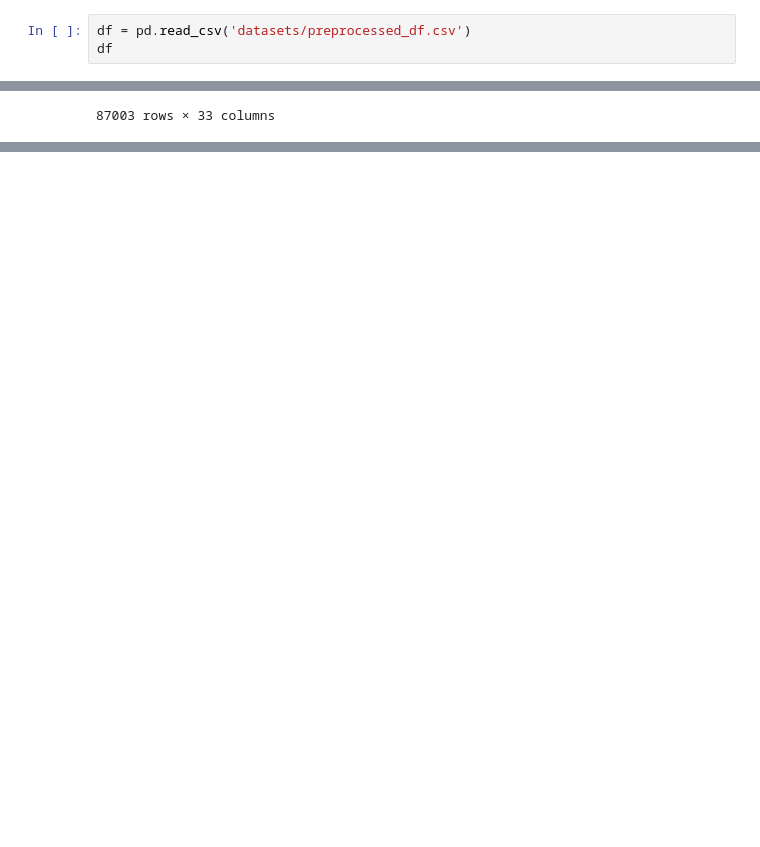
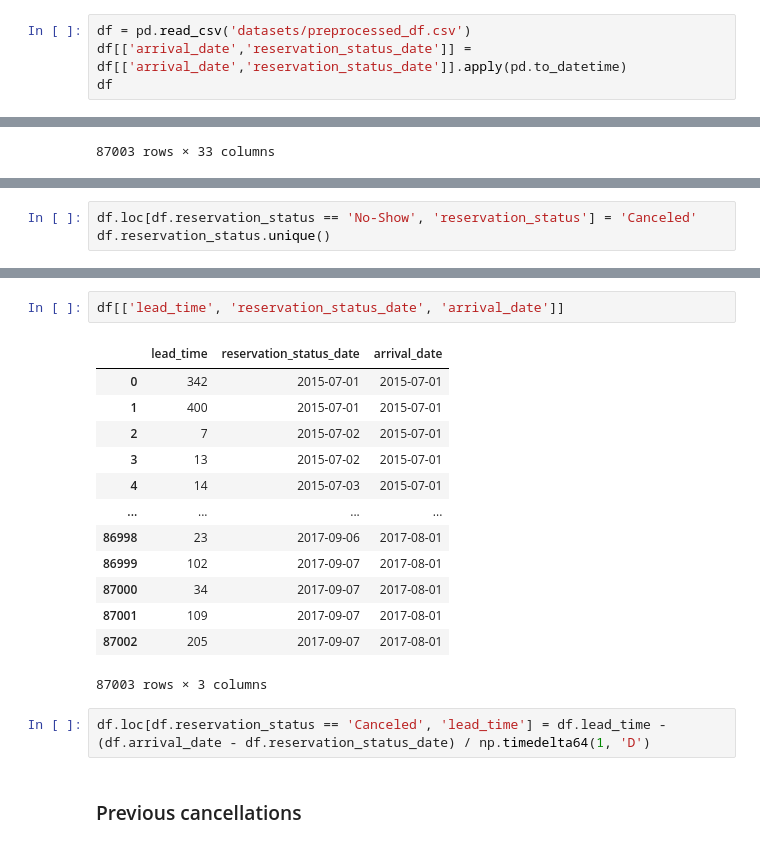
Before and after one commit to yrribeiro/enriching-hotel-bookings, a Jupyter notebook: classifier.ipynb, the cells around one changed output, grey strips where cells are left out. Cells and saved outputs as stored; diff of their text form; blank space fills up the shorter version.

```diff
--- a/classifier.ipynb
+++ b/classifier.ipynb
@@ -4,6 +8,7 @@ import pandas as pd
 # Paper = https://drive.google.com/file/d/1lUtlu1vdGMymo8lkOTl_cftfcPDJMk0X/view?usp=sharing
 # %%
 df = pd.read_csv('datasets/preprocessed_df.csv')
+df[['arrival_date','reservation_status_date']] = df[['arrival_date','reservation_status_date']].apply(pd.to_datetime)
 df
 # %% [output]
 |  | hotel | is_canceled | lead_time | arrival_date_month | arrival_date_week_number | stays_in_weekend_nights | ... |
@@ -21,0 +47,3 @@ df
+# %%
+df.loc[df.reservation_status == 'No-Show', 'reservation_status'] = 'Canceled'
+df.reservation_status.unique()
@@ -21,0 +55,20 @@ df
+# %%
+df[['lead_time', 'reservation_status_date', 'arrival_date']]
+# %% [output]
+|  | lead_time | reservation_status_date | arrival_date |
+| 0 | 342 | 2015-07-01 | 2015-07-01 |
+| 1 | 400 | 2015-07-01 | 2015-07-01 |
+| 2 | 7 | 2015-07-02 | 2015-07-01 |
+| 3 | 13 | 2015-07-02 | 2015-07-01 |
+| 4 | 14 | 2015-07-03 | 2015-07-01 |
+| ... | ... | ... | ... |
+| 86998 | 23 | 2017-09-06 | 2017-08-01 |
+| 86999 | 102 | 2017-09-07 | 2017-08-01 |
+| 87000 | 34 | 2017-09-07 | 2017-08-01 |
+| 87001 | 109 | 2017-09-07 | 2017-08-01 |
+| 87002 | 205 | 2017-09-07 | 2017-08-01 |
+87003 rows × 3 columns
+# %%
+df.loc[df.reservation_status == 'Canceled', 'lead_time'] = df.lead_time - (df.arrival_date - df.reservation_status_date) / np.timedelta64(1, 'D')
+# %% [markdown]
+### Previous cancellations
```
Also changed, not shown: parts of 21 cells of this notebook, 3 other files.
